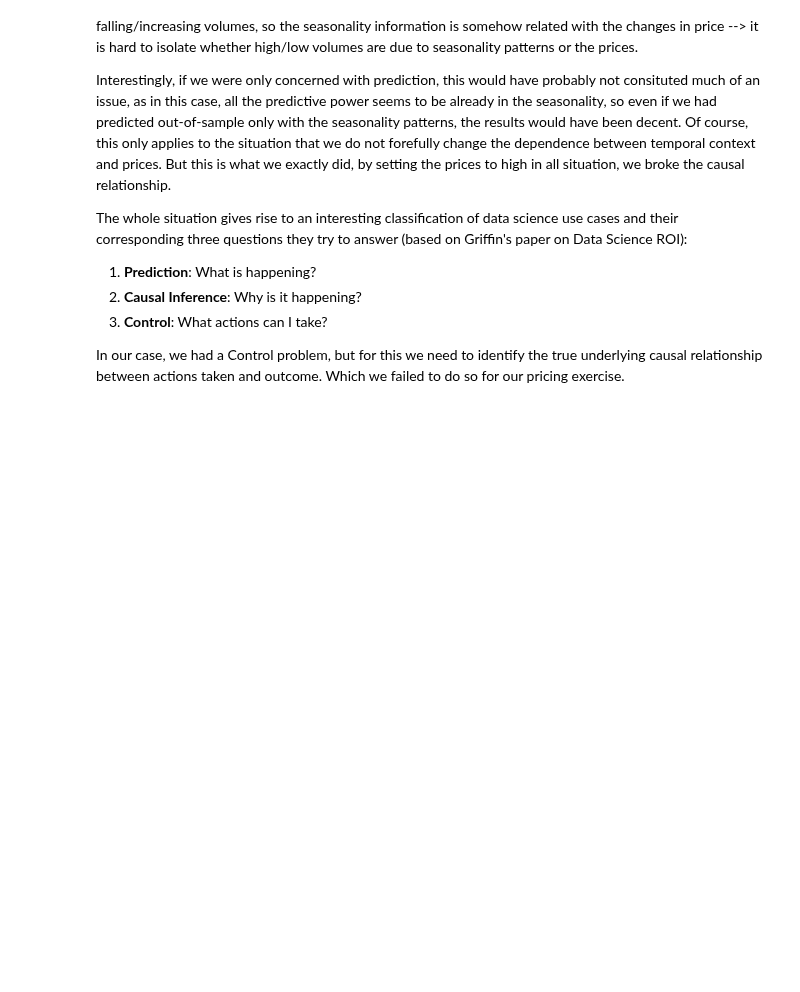
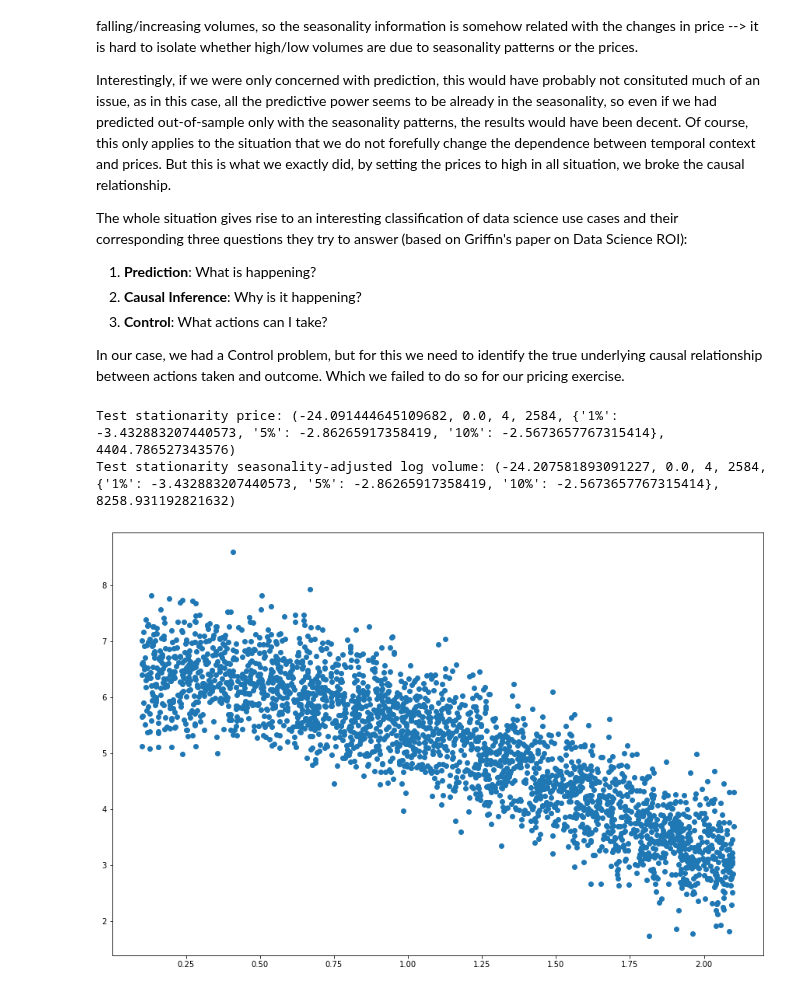
Before and after one commit to RoetGer/decisions-under-uncertainty, a Jupyter notebook: forecasting_sorrows.ipynb, the cells around one changed output. Cells and saved outputs as stored; diff of their text form; code cells hidden in the pictures; blank space fills up the shorter version.

Commit message:
Add the result for random prices to the forecasting_sorrows notebook.

```diff
--- a/forecasting_sorrows.ipynb
+++ b/forecasting_sorrows.ipynb
@@ -311,3 +311,21 @@ The whole situation gives rise to an interesting classification of data science
 3. **Control**: What actions can I take?
 
 In our case, we had a Control problem, but for this we need to identify the true underlying causal relationship between actions taken and outcome. Which we failed to do so for our pricing exercise.
+# %%
+# For completeness, also the result for completely randomized prices
+
+random_price = get_data(seed=5, price=np.random.uniform(0.1, 2.1, size=2589))
+
+random_price["log_volume"] = np.log(random_price.volume)
+random_price["deseas_log_volume"] = dseas.fit_transform(random_price.log_volume)
+
+plt.scatter(random_price.price, random_price.deseas_log_volume)
+
+print("Test stationarity price:",
+    sm.tsa.stattools.adfuller(random_price.price))
+print("Test stationarity seasonality-adjusted log volume:",
+    sm.tsa.stattools.adfuller(random_price.deseas_log_volume))
+# %% [output]
+Test stationarity price: (-24.091444645109682, 0.0, 4, 2584, {'1%': -3.432883207440573, '5%': -2.86265917358419, '10%': -2.5673657767315414}, 4404.786527343576)
+Test stationarity seasonality-adjusted log volume: (-24.207581893091227, 0.0, 4, 2584, {'1%': -3.432883207440573, '5%': -2.86265917358419, '10%': -2.5673657767315414}, 8258.931192821632)
+[figure, added]
```
Also changed, not shown: parts of 10 cells of this notebook.
